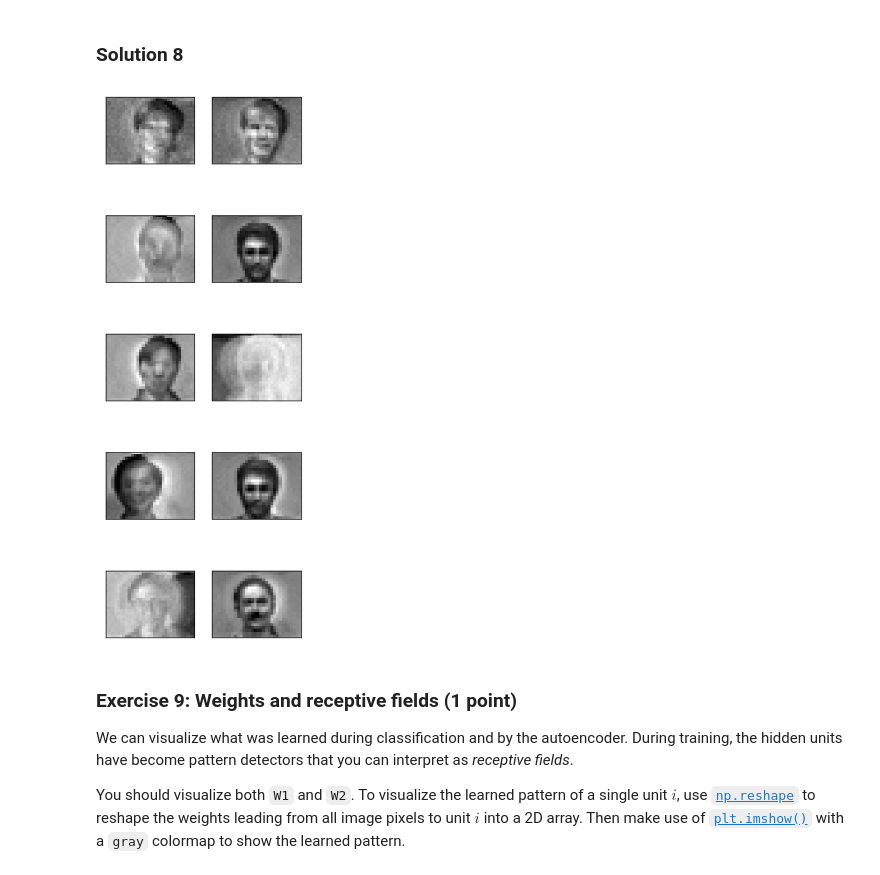
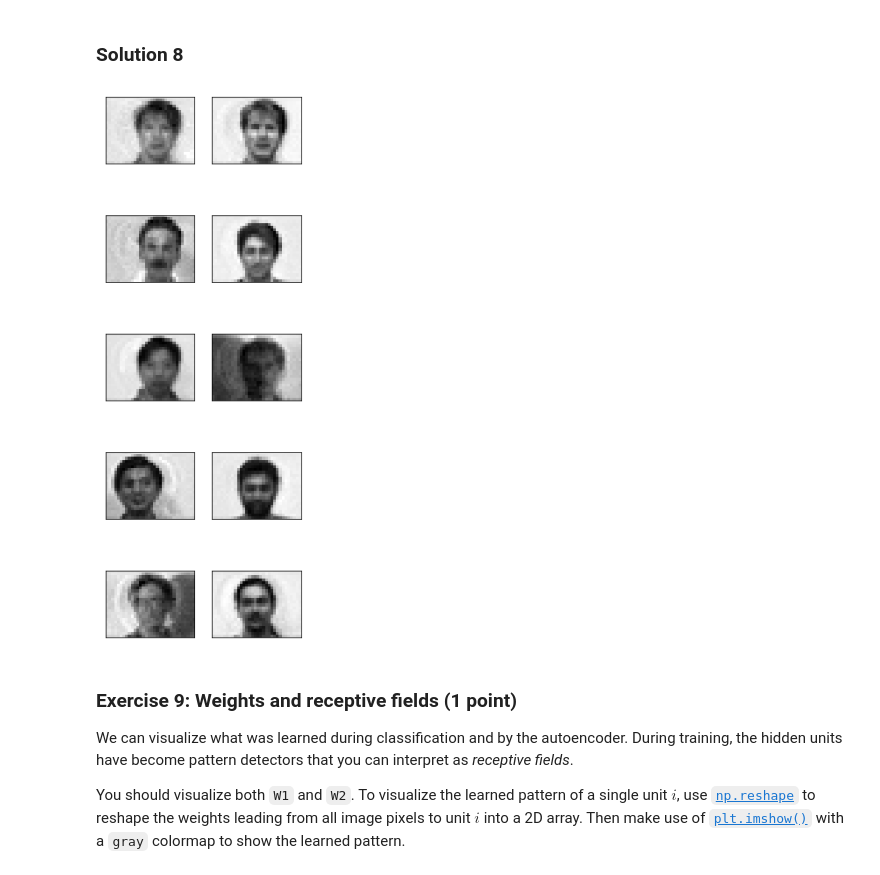
Before and after one commit to aprinsai/NeuralNetworks, a Jupyter notebook: Ex5/Chapter_04_autoencoder.ipynb, the cells around one changed output. Drawn from its saved outputs; the diff is of its cells as text; code cells hidden in the pictures.

```diff
--- a/Ex5/Chapter_04_autoencoder.ipynb
+++ b/Ex5/Chapter_04_autoencoder.ipynb
@@ -371,14 +371,14 @@ You need to revert the scaling operation by multiplying by `sigma` and adding th
 # %%
 fig, ax = plt.subplots(5,2, figsize=(4, 12))
 ax = ax.flatten()
 for i_example in range(len(ax)):
     A1, H, Y = forward(X[:, i_example*10], W1, W2)
-    ax[i_example].imshow(X[:, i_example*10].reshape((sz)), cmap="gray")
-    ax[i_example].imshow(Y.reshape((sz)), cmap="gray")
+    ax[i_example].imshow((sigma*X[:, i_example*10]+mu).reshape((sz)), cmap="gray")
+    ax[i_example].imshow((sigma*Y+mu).reshape((sz)), cmap="gray")
     ax[i_example].set_xticks([], [])
     ax[i_example].set_yticks([], [])
 # %% [output]
-[figure, old version]
+[figure, new version]
 # %% [markdown]
 ### Exercise 9: Weights and receptive fields (1 point)
 We can visualize what was learned during classification and by the autoencoder. During training, the hidden units have become pattern detectors that you can interpret as *receptive fields*.
```
Also changed, not shown: parts of 2 cells of this notebook.
